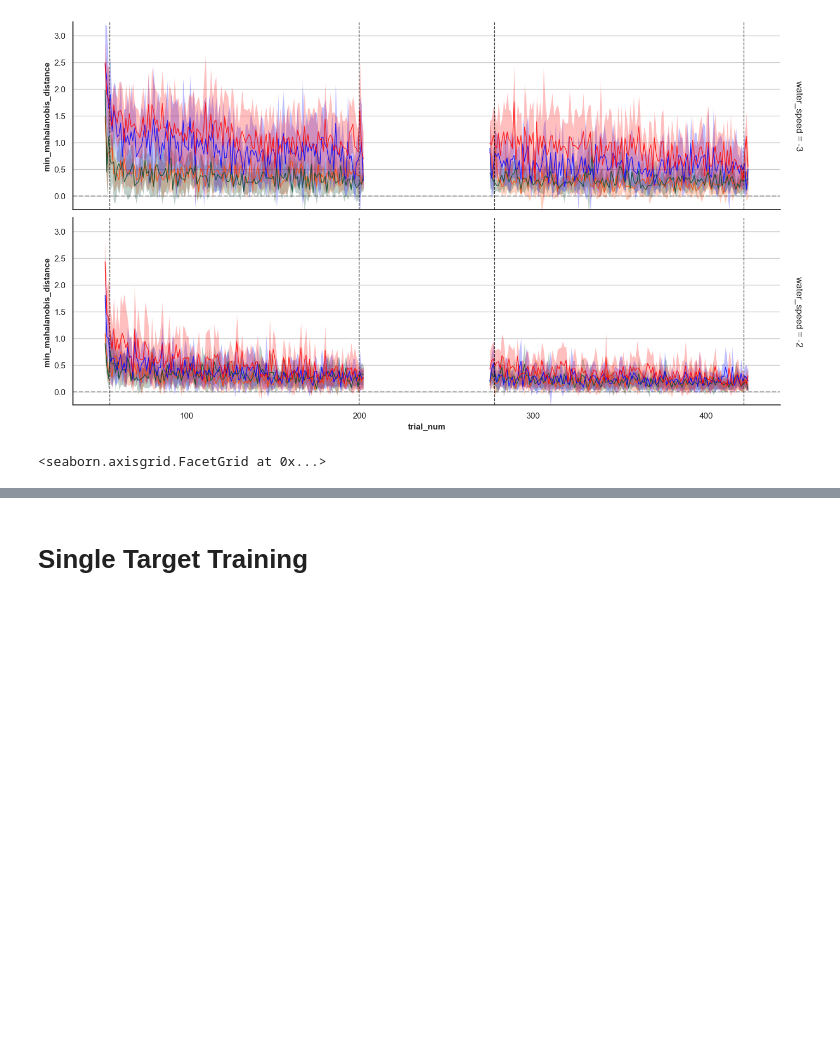
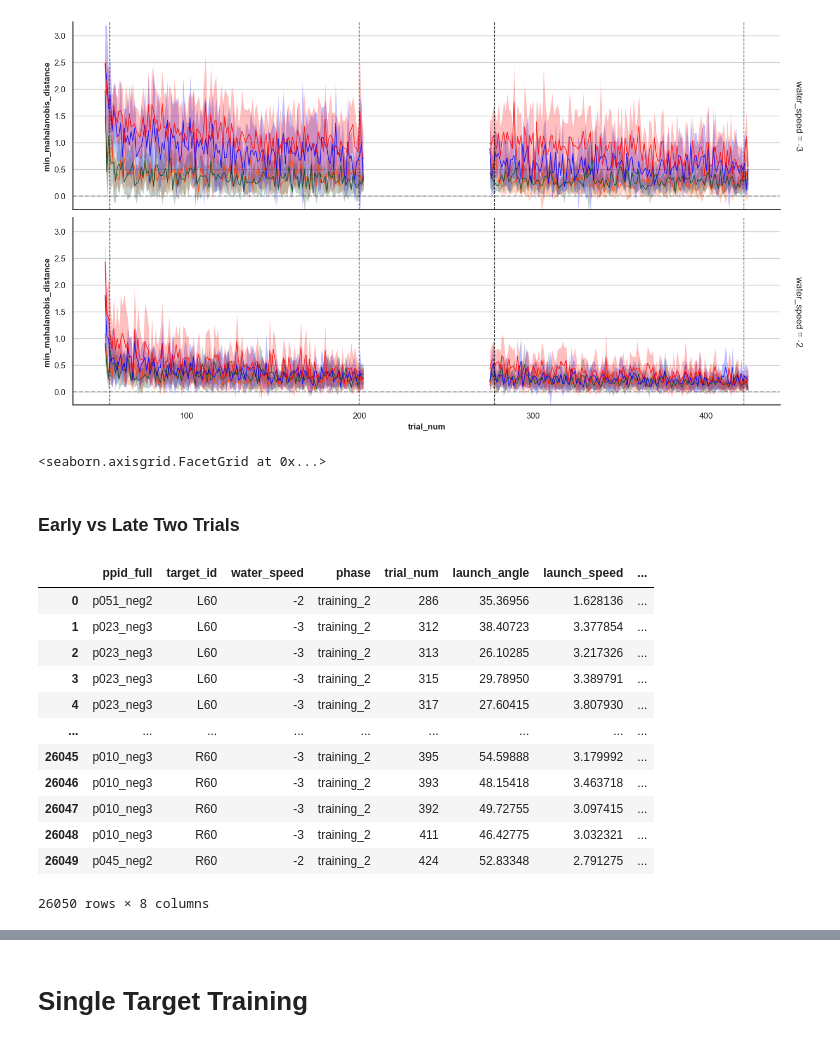
Before and after one commit to jacobjb02/vr-motor-adaptation-notebooks, a Jupyter notebook: Notebook/mahalanobis.ipynb, the cells around one changed output, grey strips where cells are left out. Drawn from its saved outputs; the diff is of its cells as text; code cells hidden in the pictures; blank space fills up the shorter version.

```diff
--- a/Notebook/mahalanobis.ipynb
+++ b/Notebook/mahalanobis.ipynb
@@ -249,3 +257,21 @@ hit min None
 hit max None
 [figure]
 <seaborn.axisgrid.FacetGrid at 0x...>
+# %% [markdown]
+### Early vs Late Two Trials
+# %%
+df_dual_mahalanobis
+# %% [output]
+|  | ppid_full | target_id | water_speed | phase | trial_num | launch_angle | launch_speed | ... |
+| 0 | p051_neg2 | L60 | -2 | training_2 | 286 | 35.36956 | 1.628136 | ... |
+| 1 | p023_neg3 | L60 | -3 | training_2 | 312 | 38.40723 | 3.377854 | ... |
+| 2 | p023_neg3 | L60 | -3 | training_2 | 313 | 26.10285 | 3.217326 | ... |
+| 3 | p023_neg3 | L60 | -3 | training_2 | 315 | 29.78950 | 3.389791 | ... |
+| 4 | p023_neg3 | L60 | -3 | training_2 | 317 | 27.60415 | 3.807930 | ... |
+| ... | ... | ... | ... | ... | ... | ... | ... | ... |
+| 26045 | p010_neg3 | R60 | -3 | training_2 | 395 | 54.59888 | 3.179992 | ... |
+| 26046 | p010_neg3 | R60 | -3 | training_2 | 393 | 48.15418 | 3.463718 | ... |
+| 26047 | p010_neg3 | R60 | -3 | training_2 | 392 | 49.72755 | 3.097415 | ... |
+| 26048 | p010_neg3 | R60 | -3 | training_2 | 411 | 46.42775 | 3.032321 | ... |
+| 26049 | p045_neg2 | R60 | -2 | training_2 | 424 | 52.83348 | 2.791275 | ... |
+26050 rows × 8 columns
```
Also changed, not shown: parts of 6 cells of this notebook, 3 other files.
